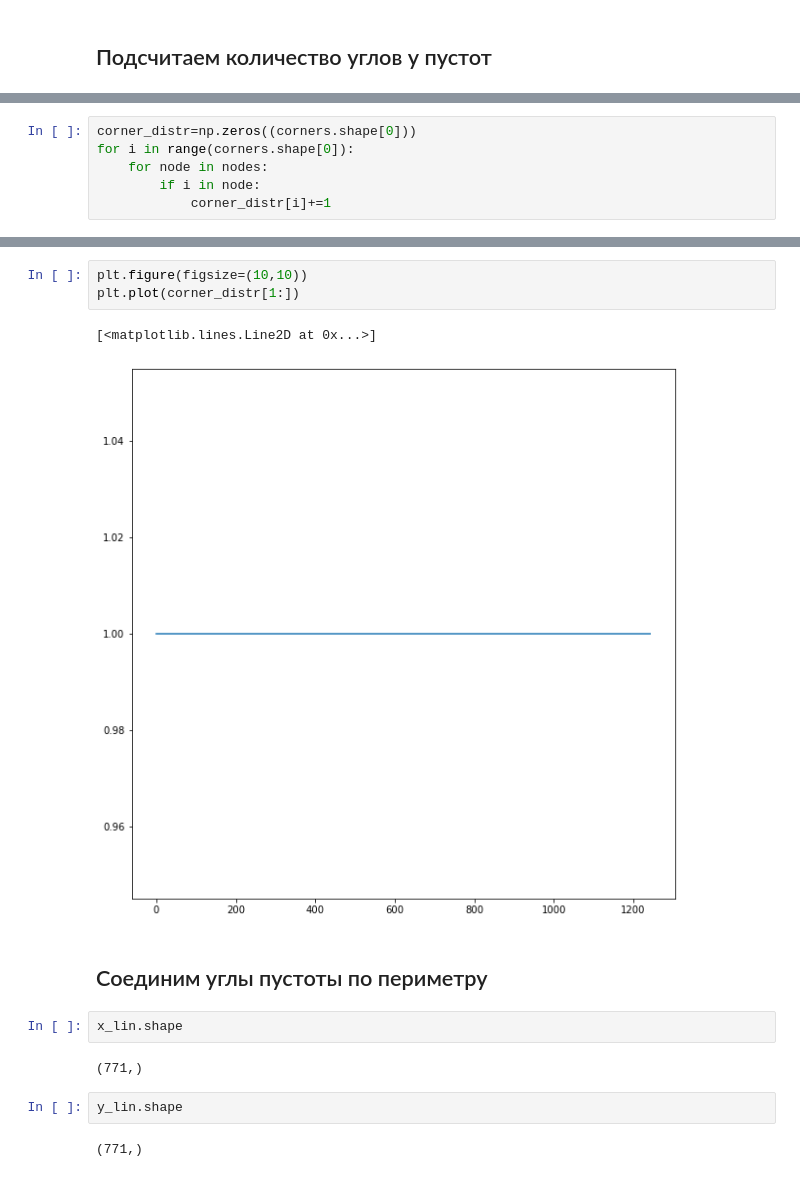
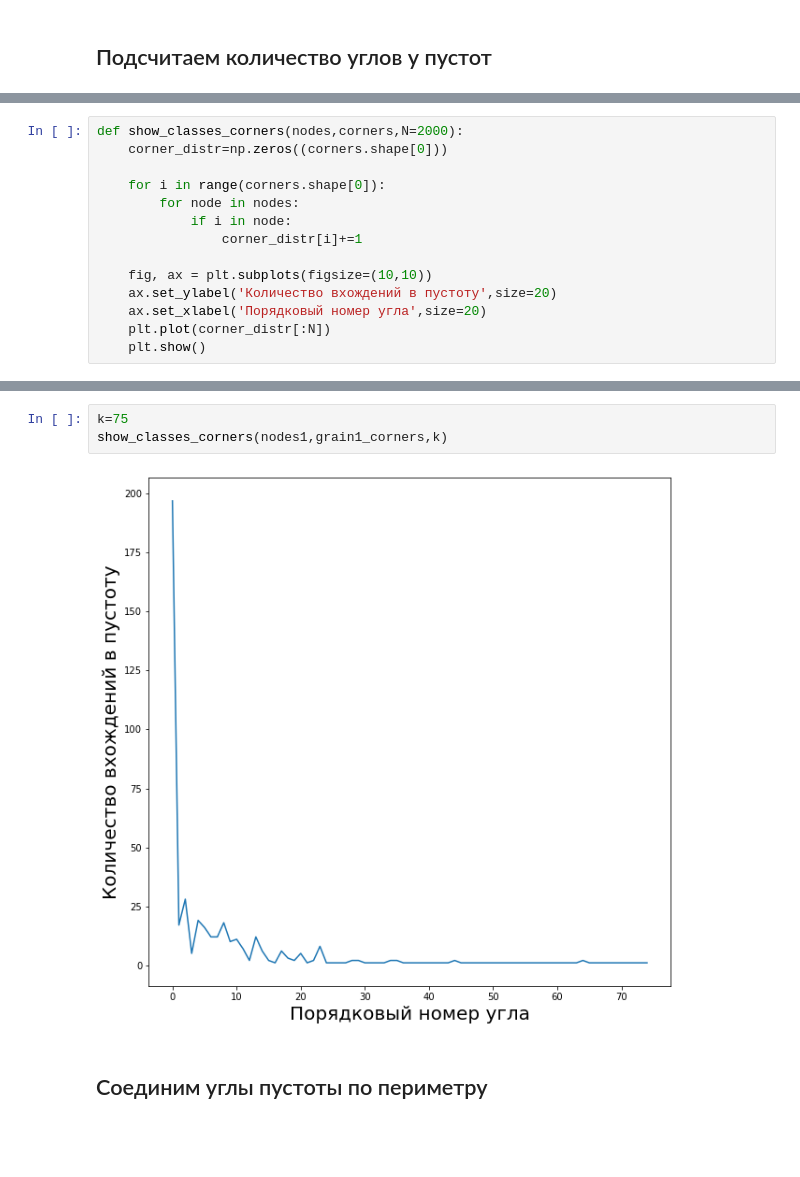
Before and after one commit to dkagramanyan/WC-Co_computer_vision, a Jupyter notebook: graph-segmentation.ipynb, the cells around one changed output, grey strips where cells are left out. Drawn from its saved outputs; the diff is of its cells as text; blank space fills up the shorter version.

```diff
--- a/graph-segmentation.ipynb
+++ b/graph-segmentation.ipynb
@@ -316,6 +241,14 @@ plt.plot(node_corner_numbers)
 # %%
-corner_distr=np.zeros((corners.shape[0]))
-for i in range(corners.shape[0]):
-    for node in nodes:
-        if i in node:
-            corner_distr[i]+=1
+def show_classes_corners(nodes,corners,N=2000):
+    corner_distr=np.zeros((corners.shape[0]))
+
+    for i in range(corners.shape[0]):
+        for node in nodes:
+            if i in node:
+                corner_distr[i]+=1
+
+    fig, ax = plt.subplots(figsize=(10,10))
+    ax.set_ylabel('Количество вхождений в пустоту',size=20)
+    ax.set_xlabel('Порядковый номер угла',size=20)
+    plt.plot(corner_distr[:N])
+    plt.show()
@@ -326,16 +255,7 @@ array([338.,   1.,   1., ...,   1.,   1.,   1.])
-# %%
-plt.figure(figsize=(10,10))
-plt.plot(corner_distr[1:])
-# %% [output]
-[<matplotlib.lines.Line2D at 0x...>]
-[figure, removed]
+# %%
+k=75
+show_classes_corners(nodes1,grain1_corners,k)
+# %% [output]
+[figure, added]
 # %% [markdown]
 ## Соединим углы пустоты по периметру
-# %%
-x_lin.shape
-# %% [output]
-(771,)
-# %%
-y_lin.shape
-# %% [output]
-(771,)
```
Also changed, not shown: parts of 57 cells of this notebook.
